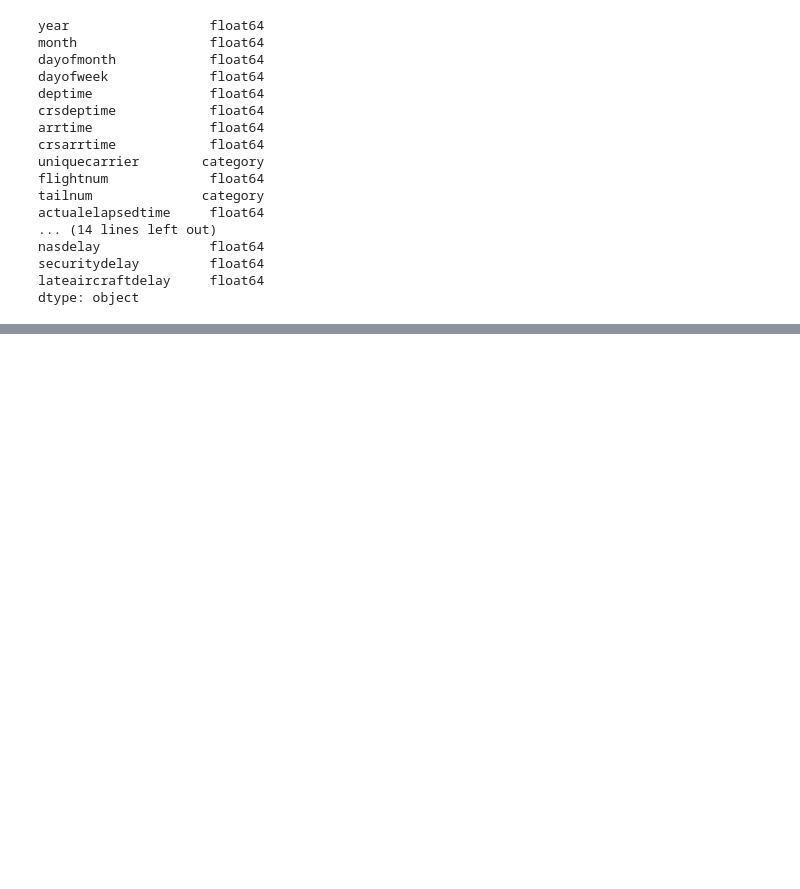
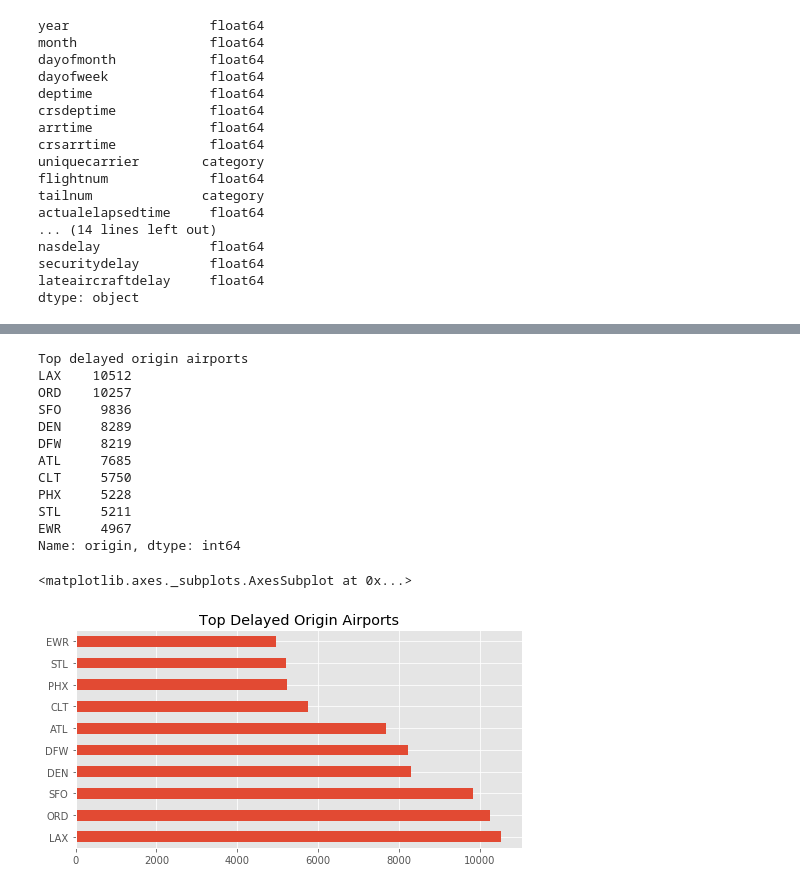
Before and after one commit to elkinst65/QTW_14, a Jupyter notebook: MSDS7333-Case14-mb.ipynb, the cells around one changed output, grey strips where cells are left out. Cells and saved outputs as stored; diff of their text form; code cells hidden in the pictures; blank space fills up the shorter version.

```diff
--- a/MSDS7333-Case14-mb.ipynb
+++ b/MSDS7333-Case14-mb.ipynb
@@ -214,2 +258,26 @@ Top origin airports
 <matplotlib.axes._subplots.AxesSubplot at 0x...>
 [figure]
+# %%
+# Top delayed departure airports, filter for delayed departures (delayed > 15 minutes)
+
+df_delayed_departure = df_csv[df_csv.depdelay > 15]
+delayed_counts = df_delayed_departure.origin.value_counts().head(10)
+print('Top delayed origin airports')
+print(delayed_counts)
+
+delayed_counts.plot(kind='barh', figsize=(8,4), title='Top Delayed Origin Airports')
+# %% [output]
+Top delayed origin airports
+LAX    10512
+ORD    10257
+SFO     9836
+DEN     8289
+DFW     8219
+ATL     7685
+CLT     5750
+PHX     5228
+STL     5211
+EWR     4967
+Name: origin, dtype: int64
+<matplotlib.axes._subplots.AxesSubplot at 0x...>
+[figure, added]
```
Also changed, not shown: parts of 5 cells of this notebook.
